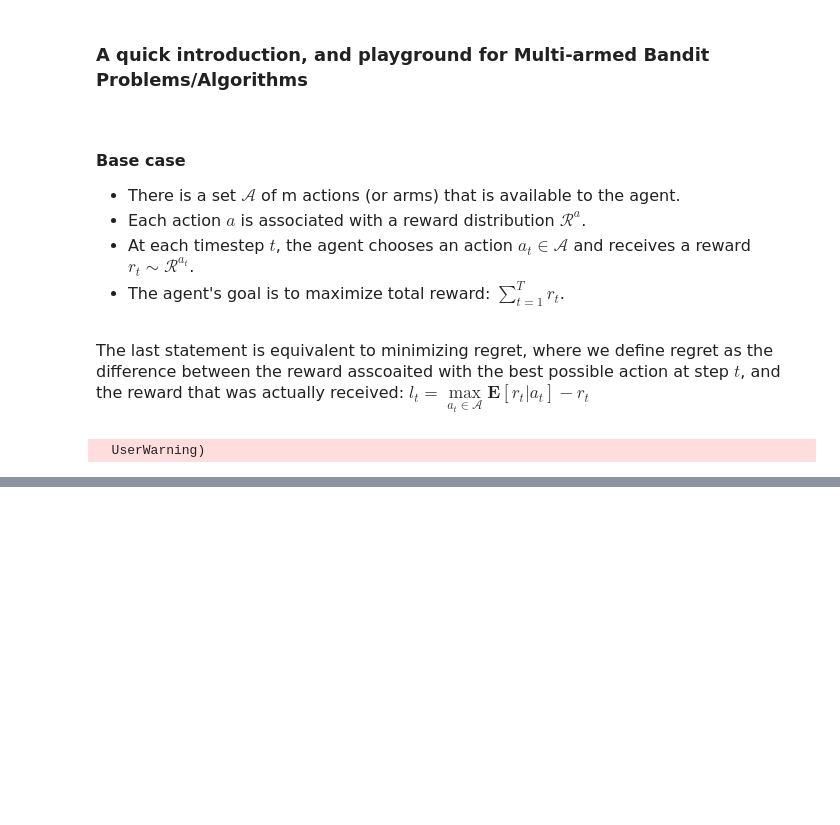
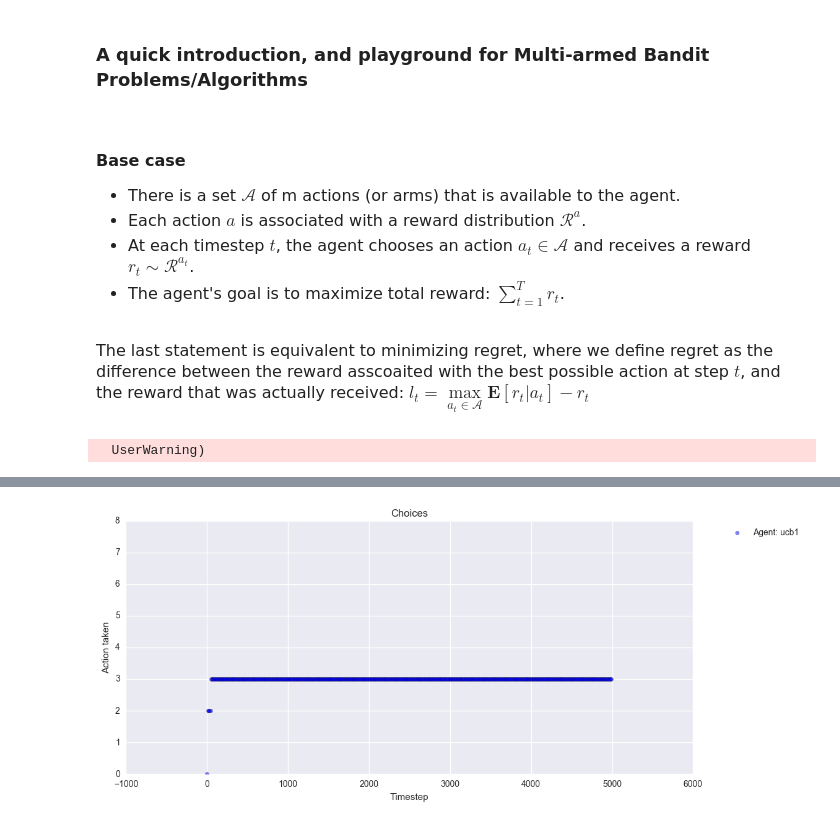
Before and after one commit to 0xend/bandits, a Jupyter notebook: Multi-armed Bandit .ipynb, the cells around one changed output, grey strips where cells are left out. Drawn from its saved outputs; the diff is of its cells as text; code cells hidden in the pictures; blank space fills up the shorter version.

```diff
--- a/Multi-armed Bandit .ipynb
+++ b/Multi-armed Bandit .ipynb
@@ -60,0 +72,4 @@ plot_rewards({"random": (random_choices, random_opt_rewards),
+# %%
+plot_choices({"ucb1": (ucb1_choices, ucb1_opt_rewards)})
+# %% [output]
+[figure, added]
```
Also changed, not shown: parts of 5 cells of this notebook, 3 other files.
